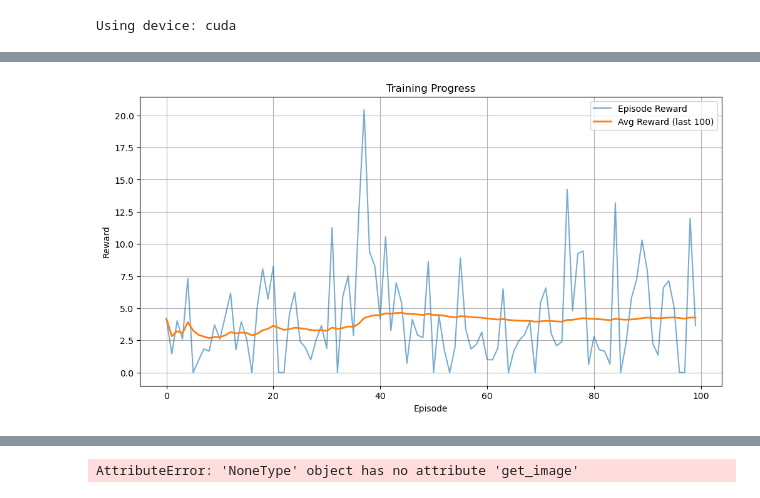
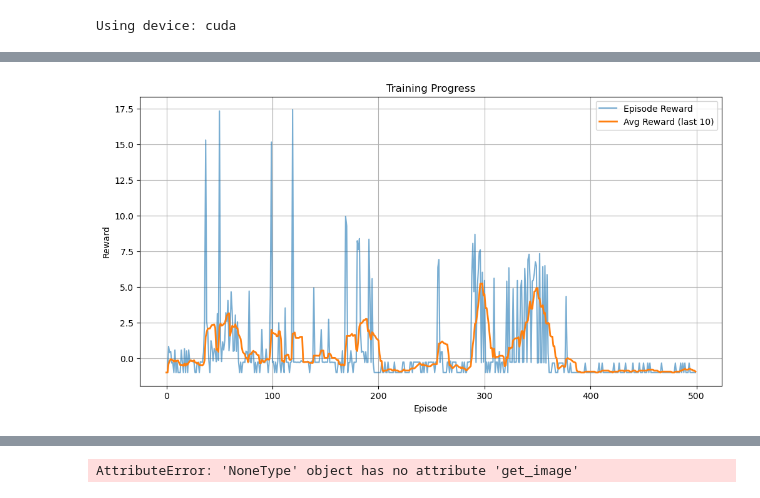
Before and after one commit to louislhotte/highway-RL-cs-2025, a Jupyter notebook: task_2.ipynb, the cells around one changed output, grey strips where cells are left out. Drawn from its saved outputs; the diff is of its cells as text; code cells hidden in the pictures.

```diff
--- a/task_2.ipynb
+++ b/task_2.ipynb
@@ -52,11 +64,11 @@ class PolicyNetwork(nn.Module):
         x = self.activation(self.fc1(x))
         x = self.activation(self.fc2(x))
         action_mean = torch.tanh(self.fc_mean(x))  # Bound mean between -1 and 1
-        action_std = torch.sigmoid(self.fc_std(x))  # Bound std between 0 and 1
 
-        # Create covariance matrix
-        cov_mat = torch.diag_embed(action_std).to(device)
+        MIN_STD = 1e-3
+        action_std = torch.sigmoid(self.fc_std(x)) + MIN_STD  # Ensure std is never too small
 
+        cov_mat = torch.diag_embed(action_std ** 2).to(device)  # Use variance
         return action_mean, cov_mat
 
     def act(self, state):
@@ -199,17 +211,26 @@ class PPO:
 # Training parameters
 state_dim = np.prod(env.observation_space.shape)
 action_dim = env.action_space.shape[0]
-max_episodes = 100
+max_episodes = 500
 max_timesteps = 200
-update_timestep = 50  # update policy every n timesteps
+update_timestep = 100  # update policy every n timesteps
 
 # Initialize PPO agent
-ppo_agent = PPO(state_dim, action_dim, lr_actor=0.0003, lr_critic=0.001, gamma=0.99, K_epochs=80, eps_clip=0.2)
+# ppo_agent = PPO(state_dim, action_dim, lr_actor=0.0003, lr_critic=0.001, gamma=0.99, K_epochs=80, eps_clip=0.2)
+ppo_agent = PPO(
+    state_dim,
+    action_dim,
+    lr_actor=0.003,
+    lr_critic=0.01,
+    gamma=0.95,        # More focus on short-term rewards
+    K_epochs=20,       # Less overfitting to each batch
+    eps_clip=0.3       # Allow greater policy updates
+)
 # %%
-
-
 # Logging variables
 ep_rewards = []
+epsilon_values = []
+episode_lengths = []
 avg_rewards = []
 time_step = 0
 
@@ -230,6 +251,11 @@ for episode in range(1, max_episodes+1):
         next_state, reward, terminated, truncated, info = env.step(action)
         done = terminated or truncated
 
+        # print("on_road_reward",  info["rewards"]["on_road_reward"], end = "\r")
+        if info["rewards"]["on_road_reward"] == 0:
+            # reward = -1
+            done = True
+
         # Store in buffer
         ppo_agent.buffer.rewards.append(reward)
         ppo_agent.buffer.is_terminals.append(done)
@@ -245,10 +271,12 @@ for episode in range(1, max_episodes+1):
             break
 
     ep_rewards.append(episode_reward)
-    avg_reward = np.mean(ep_rewards[-100:])
+    episode_lengths.append(t)
+    epsilon_values.append(ppo_agent.policy.action_var.cpu().numpy())
+    avg_reward = np.mean(ep_rewards[-10:])
     avg_rewards.append(avg_reward)
 
-    print(f"Episode: {episode:4d}, Reward: {episode_reward:7.2f}, Avg Reward (last 100): {avg_reward:7.2f}")
+    print(f"Episode: {episode:4d}, Reward: {episode_reward:7.2f}, Avg Reward (last 100): {avg_reward:7.2f}", end="\r")
 
     # Early stopping if we've solved the environment
     if avg_reward >= 30:  # You may need to adjust this threshold
@@ -275,19 +288,19 @@ Episode:  100, Reward:    3.66, Avg Reward (last 100):    4.27
 # %%
 # Plotting results
 plt.figure(figsize=(12, 6))
 plt.plot(ep_rewards, label='Episode Reward', alpha=0.6)
-plt.plot(avg_rewards, label='Avg Reward (last 100)', linewidth=2)
+plt.plot(avg_rewards, label='Avg Reward (last 10)', linewidth=2)
 plt.xlabel('Episode')
 plt.ylabel('Reward')
 plt.title('Training Progress')
 plt.legend()
 plt.grid()
 plt.show()
 
 # Save the trained model
 torch.save(ppo_agent.policy.state_dict(), "models/task_2_ppo_highway.pth")
 # %% [output]
-[figure, old version]
+[figure, new version]
 # %%
 ppo_agent.load("models/task_2_ppo_highway.pth")
 # %%
```
Also changed, not shown: parts of 6 cells of this notebook, 41 other files.
